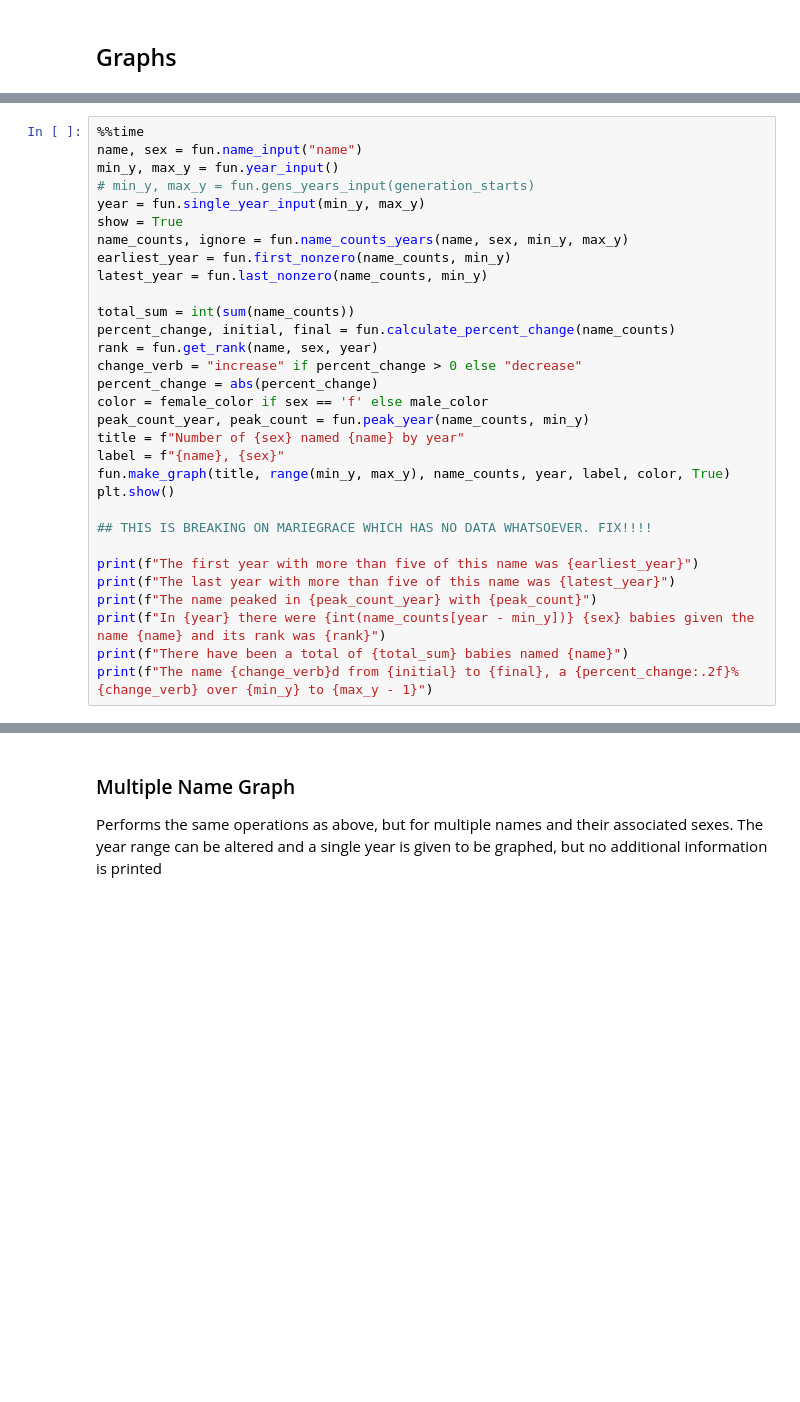
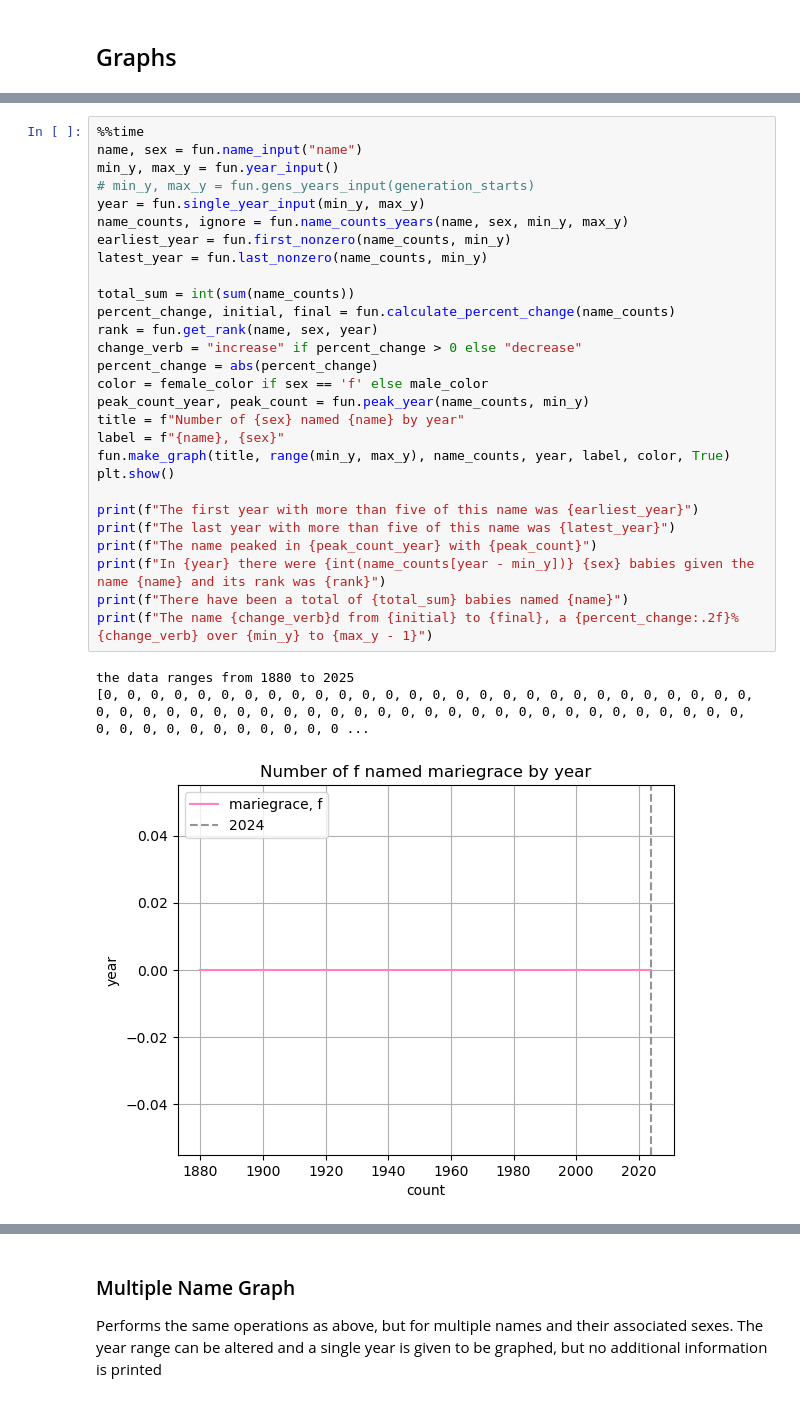
Before and after one commit to MalinMorris/NameData, a Jupyter notebook: data.ipynb, the cells around one changed output, grey strips where cells are left out. Saved outputs shown, nothing was run; the diff lists cells and outputs as text; blank space fills up the shorter version.

```diff
--- a/data.ipynb
+++ b/data.ipynb
@@ -60,31 +57,32 @@ Give one name and the associated sex and a graph will be displayed of the number
 # %%
 %%time
 name, sex = fun.name_input("name")
 min_y, max_y = fun.year_input()
 # min_y, max_y = fun.gens_years_input(generation_starts)
 year = fun.single_year_input(min_y, max_y)
-show = True
 name_counts, ignore = fun.name_counts_years(name, sex, min_y, max_y)
 earliest_year = fun.first_nonzero(name_counts, min_y)
 latest_year = fun.last_nonzero(name_counts, min_y)
 
 total_sum = int(sum(name_counts))
 percent_change, initial, final = fun.calculate_percent_change(name_counts)
 rank = fun.get_rank(name, sex, year)
 change_verb = "increase" if percent_change > 0 else "decrease"
 percent_change = abs(percent_change)
 color = female_color if sex == 'f' else male_color
 peak_count_year, peak_count = fun.peak_year(name_counts, min_y)
 title = f"Number of {sex} named {name} by year"
 label = f"{name}, {sex}"
 fun.make_graph(title, range(min_y, max_y), name_counts, year, label, color, True)
 plt.show()
 
-## THIS IS BREAKING ON MARIEGRACE WHICH HAS NO DATA WHATSOEVER. FIX!!!!
-
 print(f"The first year with more than five of this name was {earliest_year}")
 print(f"The last year with more than five of this name was {latest_year}")
 print(f"The name peaked in {peak_count_year} with {peak_count}")
 print(f"In {year} there were {int(name_counts[year - min_y])} {sex} babies given the name {name} and its rank was {rank}")
 print(f"There have been a total of {total_sum} babies named {name}")
 print(f"The name {change_verb}d from {initial} to {final}, a {percent_change:.2f}% {change_verb} over {min_y} to {max_y - 1}")
+# %% [output]
+the data ranges from 1880 to 2025
+[0, 0, 0, 0, 0, 0, 0, 0, 0, 0, 0, 0, 0, 0, 0, 0, 0, 0, 0, 0, 0, 0, 0, 0, 0, 0, 0, 0, 0, 0, 0, 0, 0, 0, 0, 0, 0, 0, 0, 0, 0, 0, 0, 0, 0, 0, 0, 0, 0, 0, 0, 0, 0, 0, 0, 0, 0, 0, 0, 0, 0, 0, 0, 0, 0, 0, 0 ...
+[figure, added]
```
Also changed, not shown: parts of 10 cells of this notebook, 1 other file.
